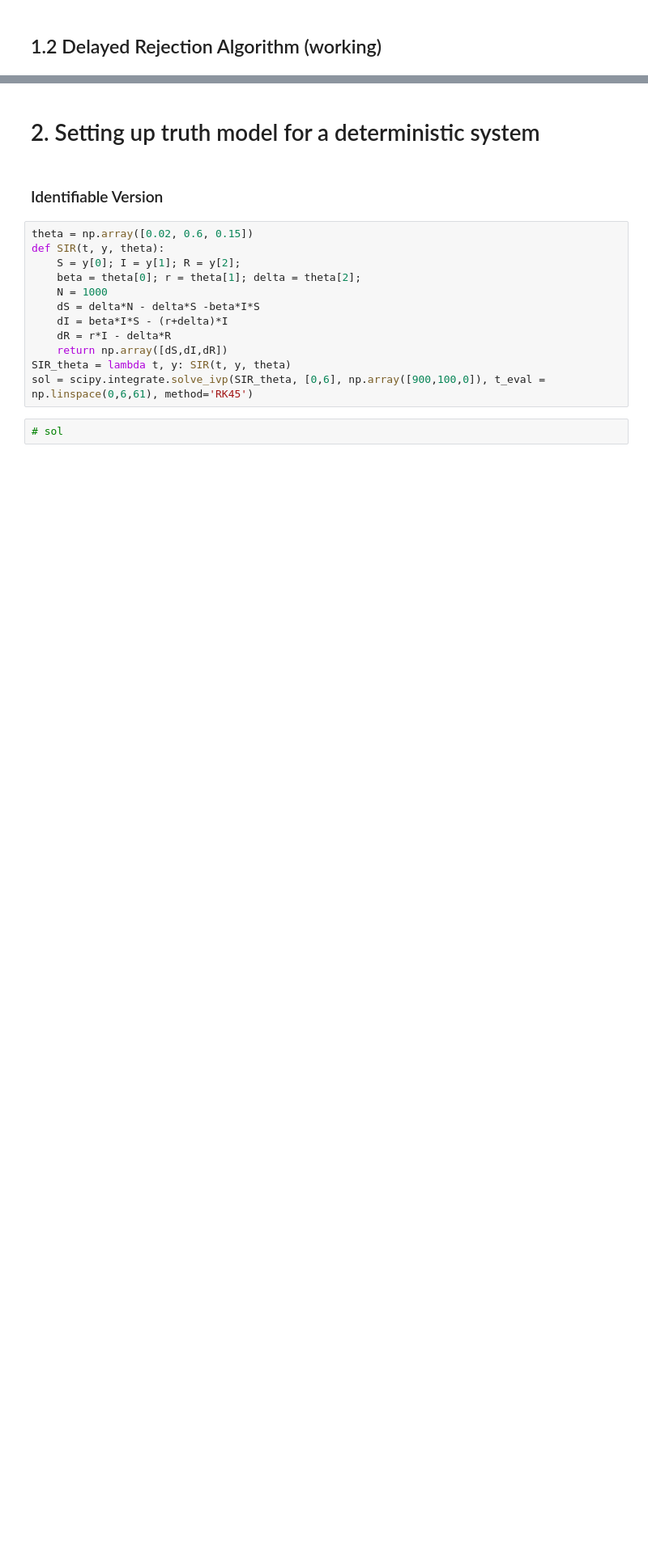
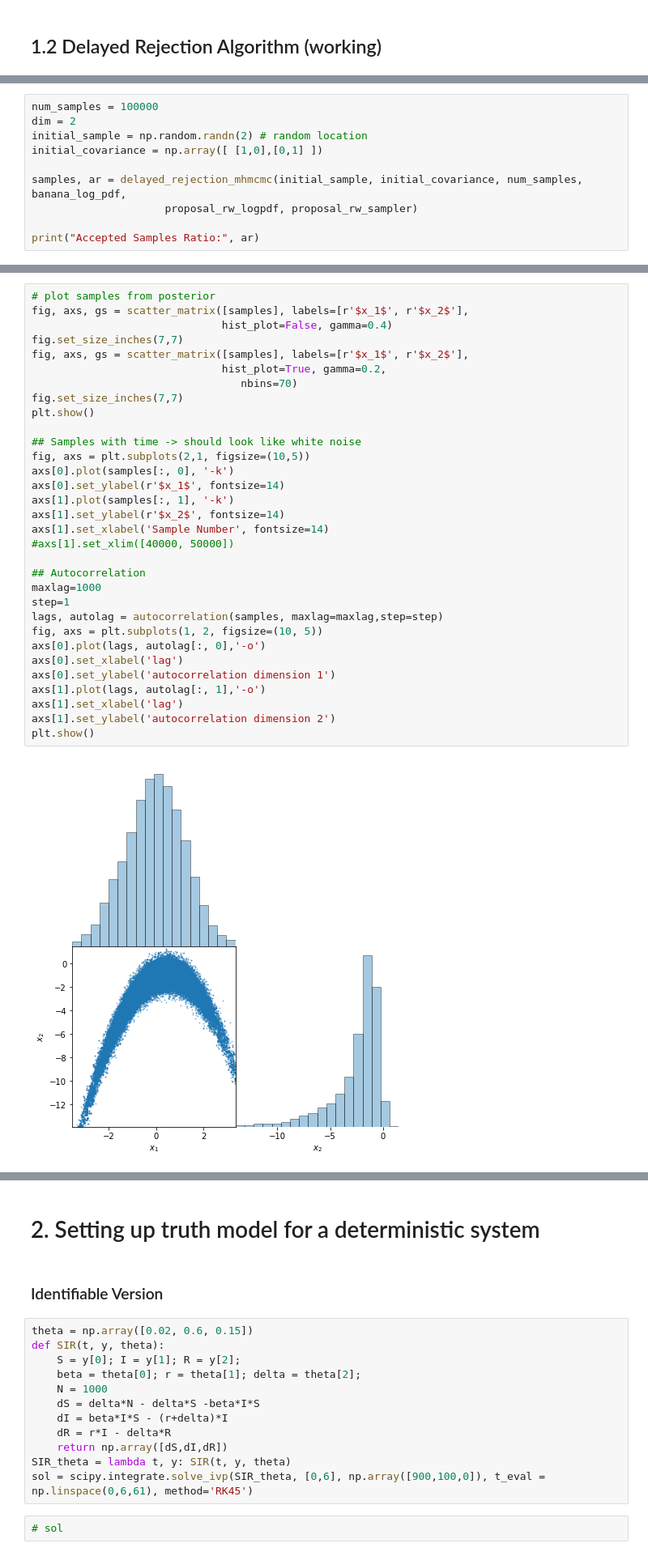
Before and after one commit to hardikparwana/aerosp567, a Jupyter notebook: Project 2/Project2_2.ipynb, the cells around one changed output, grey strips where cells are left out. Shown at 81% size. Drawn from its saved outputs; the diff is of its cells as text; blank space fills up the shorter version.

```diff
--- a/Project 2/Project2_2.ipynb
+++ b/Project 2/Project2_2.ipynb
@@ -412,2 +490,12 @@ def delayed_rejection_mhmcmc(starting_sample, starting_cov, num_samples, target_
 
     return samples, num_accept / float(num_samples-1)
+# %%
+num_samples = 100000
+dim = 2
+initial_sample = np.random.randn(2) # random location
+initial_covariance = np.array([ [1,0],[0,1] ])
+
+samples, ar = delayed_rejection_mhmcmc(initial_sample, initial_covariance, num_samples, banana_log_pdf,
+                     proposal_rw_logpdf, proposal_rw_sampler)
+
+print("Accepted Samples Ratio:", ar)
@@ -413,0 +504,34 @@ def delayed_rejection_mhmcmc(starting_sample, starting_cov, num_samples, target_
+# %%
+# plot samples from posterior
+fig, axs, gs = scatter_matrix([samples], labels=[r'$x_1$', r'$x_2$'],
+                              hist_plot=False, gamma=0.4)
+fig.set_size_inches(7,7)
+fig, axs, gs = scatter_matrix([samples], labels=[r'$x_1$', r'$x_2$'],
+                              hist_plot=True, gamma=0.2,
+                                 nbins=70)
+fig.set_size_inches(7,7)
+plt.show()
+
+## Samples with time -> should look like white noise
+fig, axs = plt.subplots(2,1, figsize=(10,5))
+axs[0].plot(samples[:, 0], '-k')
+axs[0].set_ylabel(r'$x_1$', fontsize=14)
+axs[1].plot(samples[:, 1], '-k')
+axs[1].set_ylabel(r'$x_2$', fontsize=14)
+axs[1].set_xlabel('Sample Number', fontsize=14)
+#axs[1].set_xlim([40000, 50000])
+
+## Autocorrelation
+maxlag=1000
+step=1
+lags, autolag = autocorrelation(samples, maxlag=maxlag,step=step)
+fig, axs = plt.subplots(1, 2, figsize=(10, 5))
+axs[0].plot(lags, autolag[:, 0],'-o')
+axs[0].set_xlabel('lag')
+axs[0].set_ylabel('autocorrelation dimension 1')
+axs[1].plot(lags, autolag[:, 1],'-o')
+axs[1].set_xlabel('lag')
+axs[1].set_ylabel('autocorrelation dimension 2')
+plt.show()
+# %% [output]
+[figure, added]
```
Also changed, not shown: parts of 14 cells of this notebook.
